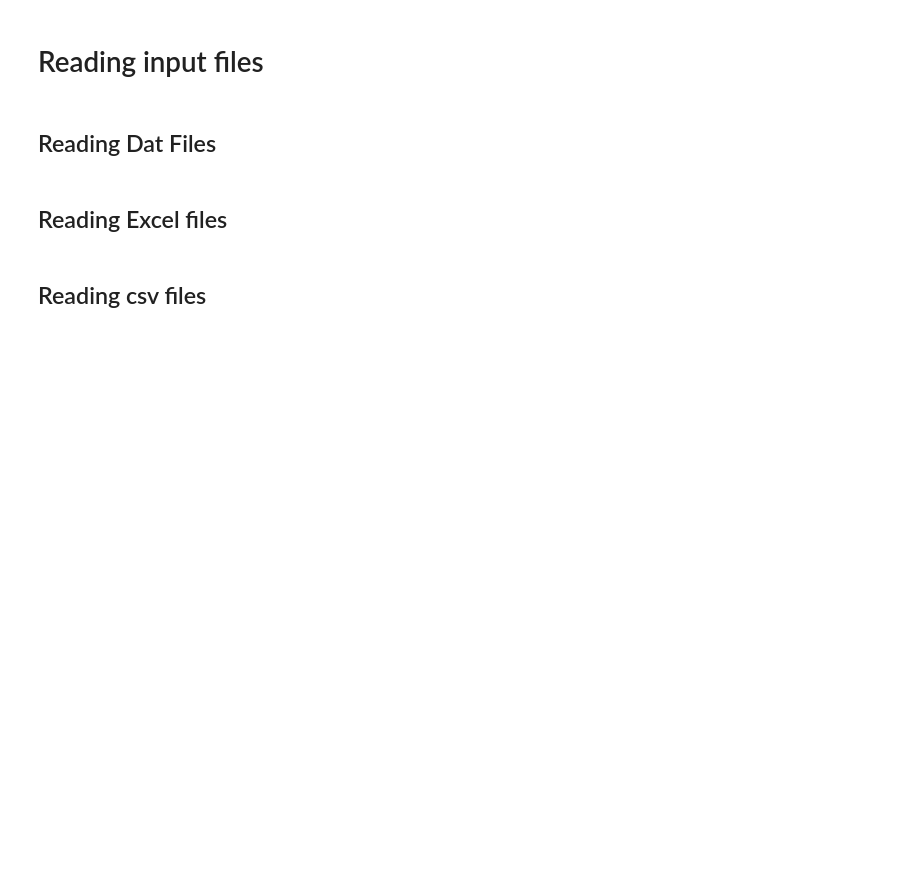
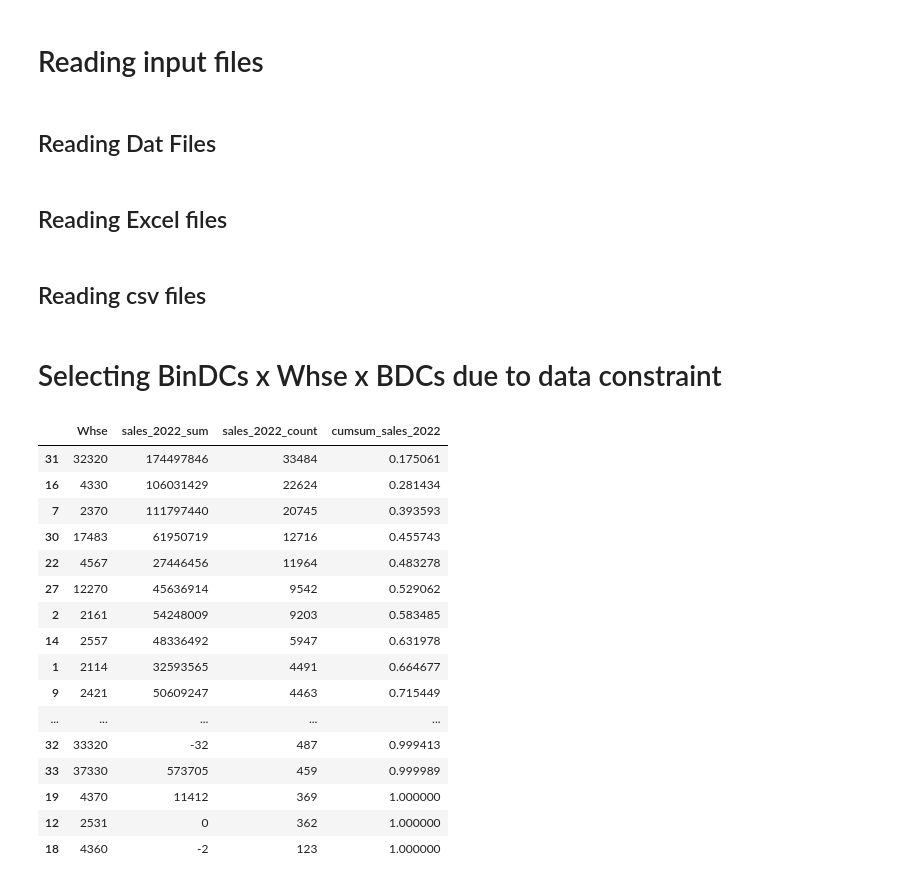
Before and after one commit to ritheshsunku/pepsico_ibp_forecasting, a Jupyter notebook: Forecasting_Solution/1. Data Processing/1.0 - Data Preprocessing.ipynb, the cells around one changed output. Drawn from its saved outputs; the diff is of its cells as text; code cells hidden in the pictures; blank space fills up the shorter version.

Commit message:
Initial Data Merge

```diff
--- a/Forecasting_Solution/1. Data Processing/1.0 - Data Preprocessing.ipynb
+++ b/Forecasting_Solution/1. Data Processing/1.0 - Data Preprocessing.ipynb
@@ -52,6 +114,9 @@ except:
                             , {'sep' : '|', 'nrows' : 2}).columns
     tot_sales = data_loading(data_path + folder_datestamp +'/' + raw_data_related_config['files']['tot_sales']
                             , {'sep' : '|', 'usecols' : range(len(n_columns))})
+# %%
+tot_sales = tot_sales[tot_sales['Account']==23].copy()
+tds_override = tds_override[tds_override['Account'] == 23].copy()
 # %% [markdown]
 ## Reading Excel files
 # %%
@@ -66,0 +133,36 @@ price_xdock_promo_attribs = data_loading(data_path + folder_datestamp +'/' + raw
+# %% [markdown]
+# Selecting BinDCs x Whse x BDCs due to data constraint
+# %%
+week_2022_cols = [col_ for col_ in tot_sales.columns if '_Wk_' in col_ and  col_.endswith('_22')]
+tot_sales['sales_2022'] = tot_sales[week_2022_cols].sum(axis = 1)
+tot_sales_select = tot_sales[tot_sales['sales_2022'] > 0].drop(columns = [col_ for col_ in tot_sales.columns if '_Wk_' in col_]).copy()
+tot_sales_select.reset_index(drop=True,inplace=True)
+# %%
+cum_sales_by_whse = tot_sales\
+    .groupby(['Whse'])\
+        .agg({'sales_2022' : ['sum','count']})\
+        .reset_index(drop = False)
+
+cum_sales_by_whse.columns = ['_'.join(i) if i[1] != '' else i[0] for i in cum_sales_by_whse.columns]
+cum_sales_by_whse.sort_values(['sales_2022_count'], ascending=[False], inplace = True)
+
+cum_sales_by_whse['cumsum_sales_2022'] = cum_sales_by_whse['sales_2022_sum'].cumsum() / cum_sales_by_whse['sales_2022_sum'].sum()
+cum_sales_by_whse
+# %% [output]
+|  | Whse | sales_2022_sum | sales_2022_count | cumsum_sales_2022 |
+| 31 | 32320 | 174497846 | 33484 | 0.175061 |
+| 16 | 4330 | 106031429 | 22624 | 0.281434 |
+| 7 | 2370 | 111797440 | 20745 | 0.393593 |
+| 30 | 17483 | 61950719 | 12716 | 0.455743 |
+| 22 | 4567 | 27446456 | 11964 | 0.483278 |
+| 27 | 12270 | 45636914 | 9542 | 0.529062 |
+| 2 | 2161 | 54248009 | 9203 | 0.583485 |
+| 14 | 2557 | 48336492 | 5947 | 0.631978 |
+| 1 | 2114 | 32593565 | 4491 | 0.664677 |
+| 9 | 2421 | 50609247 | 4463 | 0.715449 |
+| ... | ... | ... | ... | ... |
+| 32 | 33320 | -32 | 487 | 0.999413 |
+| 33 | 37330 | 573705 | 459 | 0.999989 |
+| 19 | 4370 | 11412 | 369 | 1.000000 |
+| 12 | 2531 | 0 | 362 | 1.000000 |
+| 18 | 4360 | -2 | 123 | 1.000000 |
```
Also changed, not shown: parts of 20 cells of this notebook.
